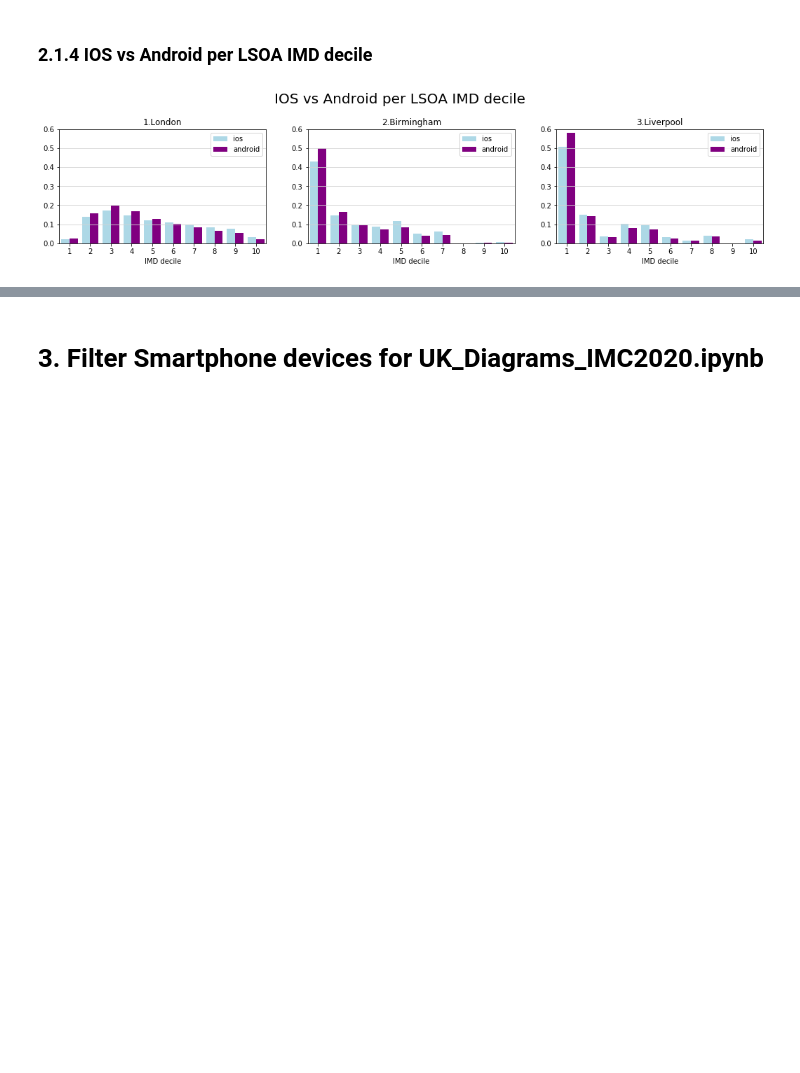
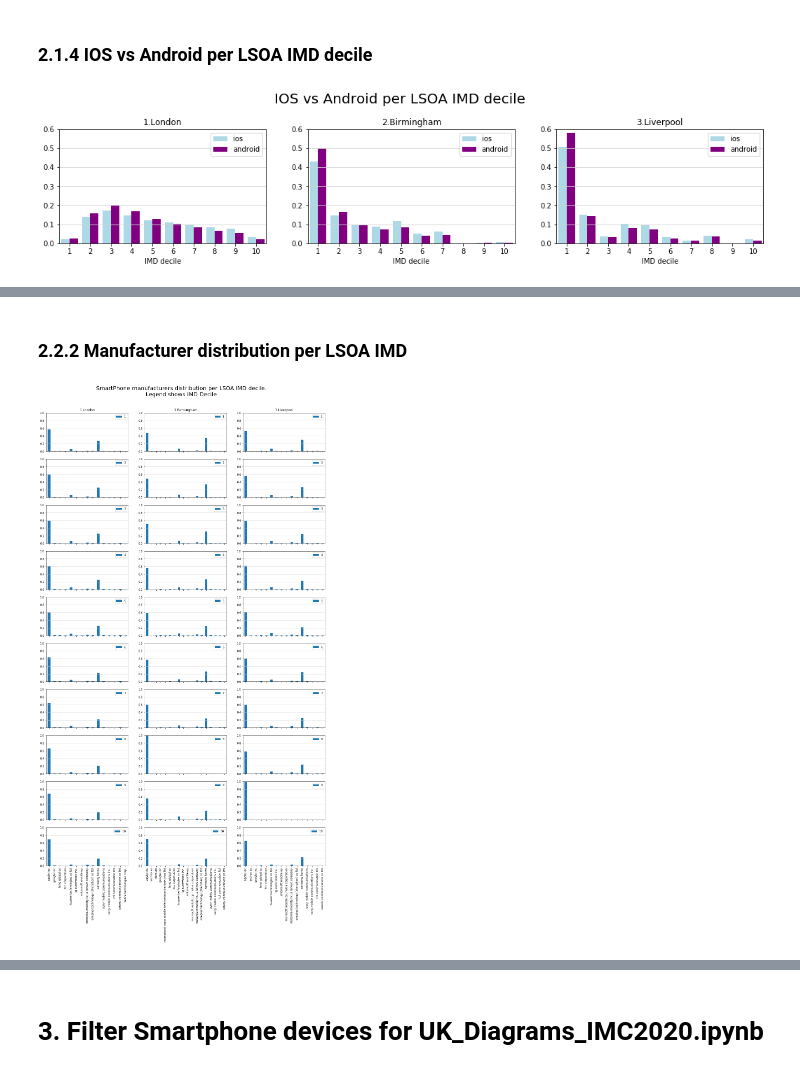
Before and after one commit to 5uperpalo/Telefonica, a Jupyter notebook: IMC2020/UK_Devices.ipynb, the cells around one changed output, grey strips where cells are left out. Cells and saved outputs as stored; diff of their text form; code cells hidden in the pictures; blank space fills up the shorter version.

```diff
--- a/IMC2020/UK_Devices.ipynb
+++ b/IMC2020/UK_Devices.ipynb
@@ -207,0 +317,45 @@ ax[2].set_title('3.Liverpool');
+# %%
+# prepare the dataset for plotting
+london_userperf_pd = london_userperf_pd[london_userperf_pd['tacManufacturer'].isin(london_p99_manufacturers)]
+birmingham_userperf_pd = birmingham_userperf_pd[birmingham_userperf_pd['tacManufacturer'].isin(birmingham_p99_manufacturers)]
+liverpool_userperf_pd = liverpool_userperf_pd[liverpool_userperf_pd['tacManufacturer'].isin(liverpool_p99_manufacturers)]
+
+london_userperf_pd['IMDDecil'] = london_userperf_pd['IMDDecil'].astype(int)
+birmingham_userperf_pd['IMDDecil'] = birmingham_userperf_pd['IMDDecil'].astype(int)
+liverpool_userperf_pd['IMDDecil'] = liverpool_userperf_pd['IMDDecil'].astype(int)
+
+london = london_userperf_pd.pivot_table(index='tacManufacturer', columns='IMDDecil', aggfunc='size', fill_value=0)
+london = london/london.sum()
+birmingham = birmingham_userperf_pd.pivot_table(index='tacManufacturer', columns='IMDDecil', aggfunc='size', fill_value=0)
+birmingham = birmingham/birmingham.sum()
+liverpool = liverpool_userperf_pd.pivot_table(index='tacManufacturer', columns='IMDDecil', aggfunc='size', fill_value=0)
+liverpool = liverpool/liverpool.sum()
+# %% [markdown]
+### 2.2.2 Manufacturer distribution per LSOA IMD
+# %%
+fig, ax = plt.subplots(10, 3, figsize=(18, 30), facecolor='w', edgecolor='k')
+fig.suptitle('SmartPhone manufacturers distribution per LSOA IMD decile.\nLegend shows IMD Decile', size=20,y=.925)
+
+def applyPlotStyle(ax):
+    ax.yaxis.grid(True, linestyle='-', which='both', color='lightgrey')
+    ax.set_ylim([0,1])
+    ax.set_xlabel('')
+    ax.set_ylabel('')
+
+ax[0,0].set_title('1.London')
+ax[0,1].set_title('2.Birmingham')
+ax[0,2].set_title('3.Liverpool');
+
+for i in range(10):
+    london.iloc[:,i].plot.bar(ax = ax[i,0],legend=True)
+    birmingham.iloc[:,i].plot.bar(ax = ax[i,1],legend=True)
+    liverpool.iloc[:,i].plot.bar(ax = ax[i,2],legend=True)
+    applyPlotStyle(ax[i,0])
+    applyPlotStyle(ax[i,1])
+    applyPlotStyle(ax[i,2])
+    if i!=9:
+        ax[i,0].set_xticklabels('')
+        ax[i,1].set_xticklabels('')
+        ax[i,2].set_xticklabels('')
+# %% [output]
+[figure, added]
```
Also changed, not shown: parts of 17 cells of this notebook.
